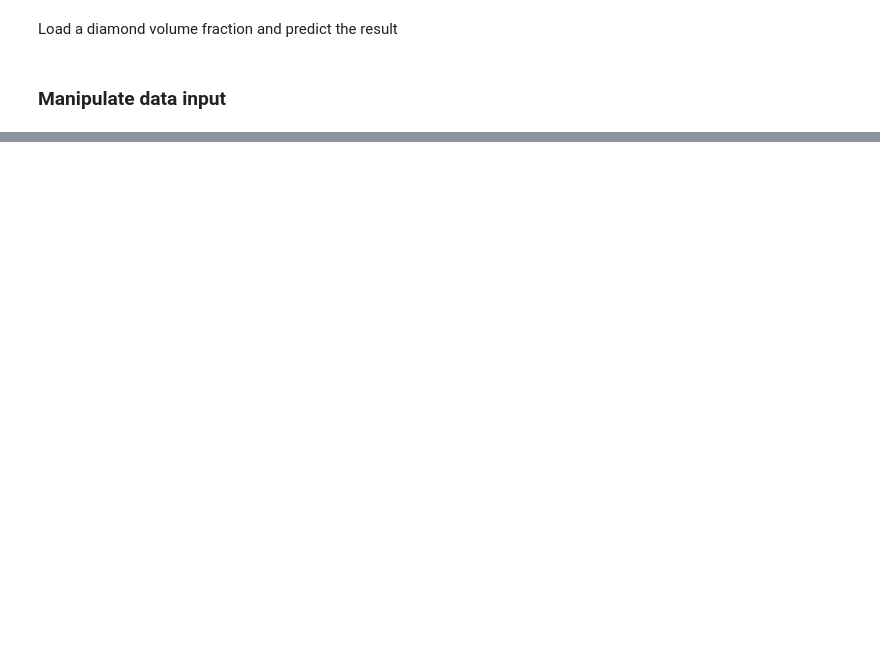
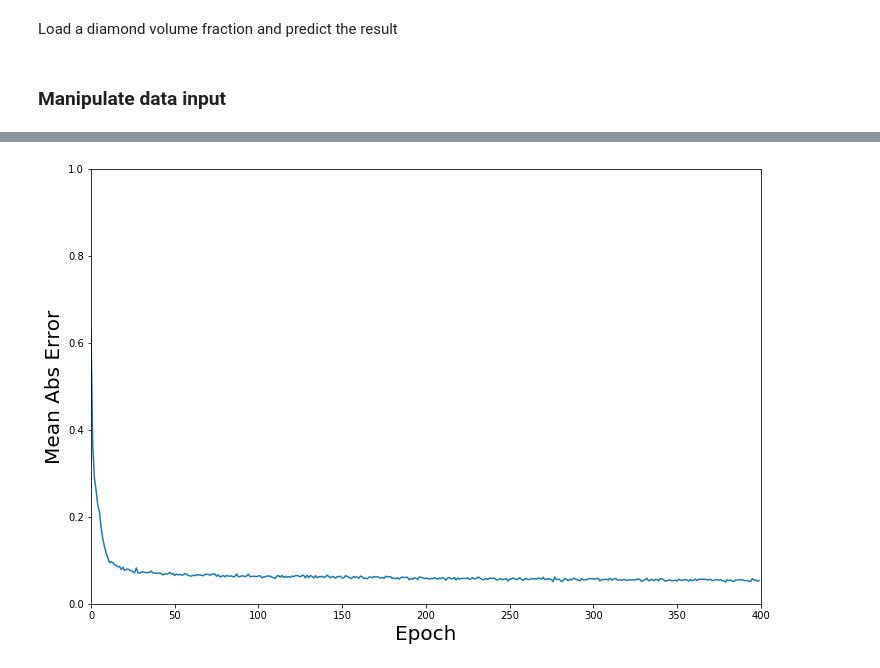
Before and after one commit to geonhong/mlcfd, a Jupyter notebook: mlcfd_ex01.ipynb, the cells around one changed output, grey strips where cells are left out. Cells and saved outputs as stored; diff of their text form; code cells hidden in the pictures; blank space fills up the shorter version.

```diff
--- a/mlcfd_ex01.ipynb
+++ b/mlcfd_ex01.ipynb
@@ -70,7 +67,9 @@ targets = target
 print(dataset.shape)
 print(targets.shape)
 
-# Shuffle data
+# Shuffle data and generate train/test data set
+# 80% of dataset is used to train the model and
+# the rest 20% is used to test
 index = np.arange(len(dataset))
 np.random.shuffle(index)
 
@@ -81,8 +80,10 @@ test_data = []
 test_targ = []
 
 i = 0
+ntrain = 0.8*len(dataset)
+
 for itrg in index:
-  if i<100:
+  if i<ntrain:
     train_data.append(dataset[itrg])
     train_targ.append(targets[itrg])
   else:
@@ -113,7 +114,8 @@ test target shape:  (22,)
 # %%
-num_epochs = 20
+# Fit the model
+num_epochs = 400
 
-model.fit(train_data, train_targ, epochs=num_epochs, batch_size=1)
+history = model.fit(train_data, train_targ, epochs=num_epochs, batch_size=1)
 
 val_mse, val_mae = model.evaluate(test_data, test_targ)
 
@@ -168,0 +145,8 @@ for i in range(0, len(cd_pred)):
+# %%
+# Evaluate the model fitting
+
+import pandas as pd
+
+hist = pd.DataFrame(history.history)
+hist['epoch'] = history.epoch
+hist.tail()
@@ -168,0 +160,24 @@ for i in range(0, len(cd_pred)):
+# %%
+import matplotlib.pyplot as plt
+
+def plot_hist(history):
+  hist = pd.DataFrame(history.history)
+  hist['epoch'] = history.epoch
+
+  plt.figure(figsize=(12,8))
+
+  plt.xlabel('Epoch', fontsize=20)
+  plt.ylabel('Mean Abs Error', fontsize=20)
+  plt.plot(hist['epoch'], hist['mean_absolute_error'])
+
+  plt.rc('xtick', labelsize=16)
+  plt.rc('ytick', labelsize=16)
+
+  plt.xlim([0,num_epochs])
+  plt.ylim([0,1])
+
+  plt.show()
+
+plot_hist(history)
+# %% [output]
+[figure, added]
```
Also changed, not shown: parts of 9 cells of this notebook.
